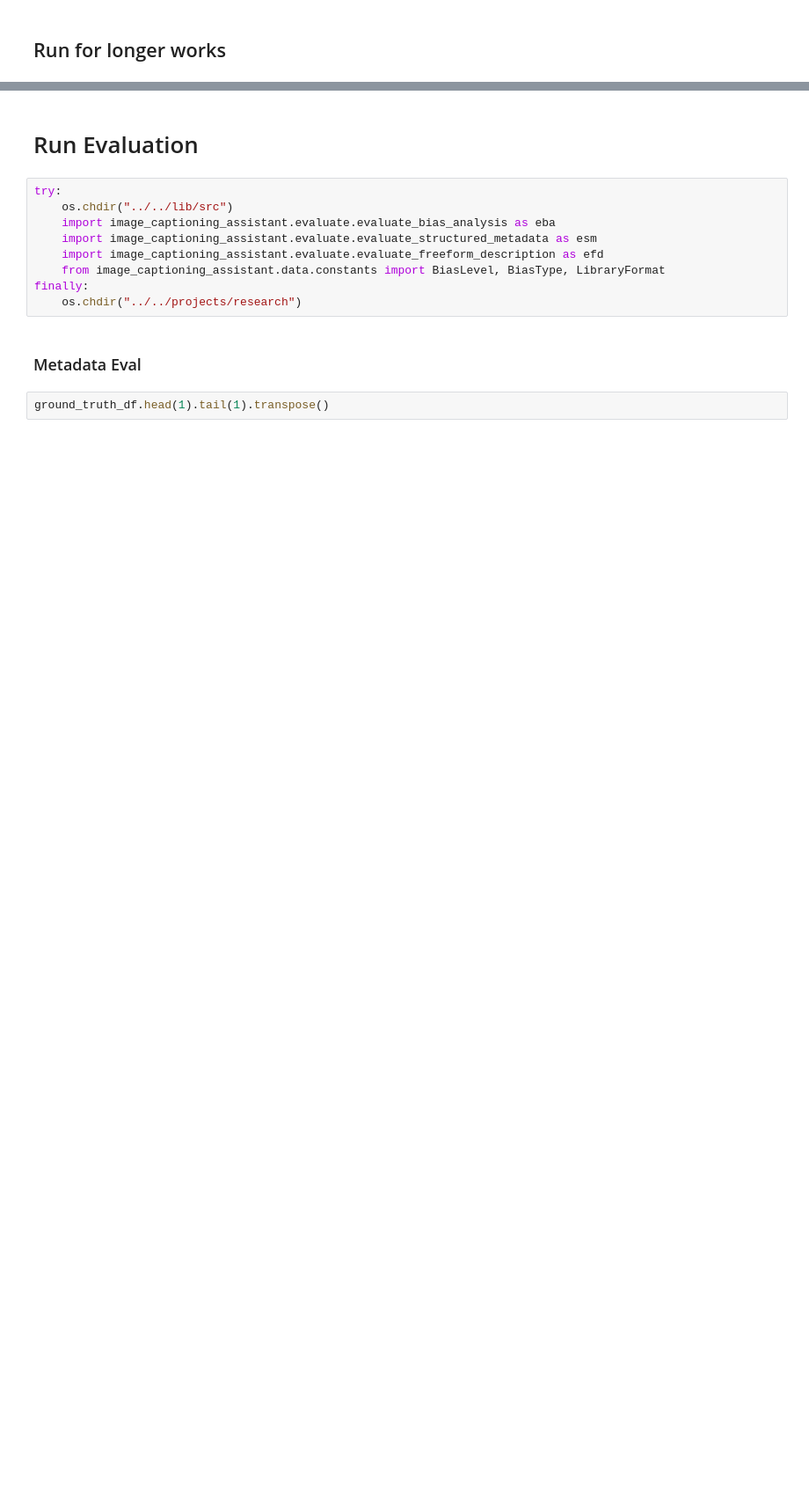
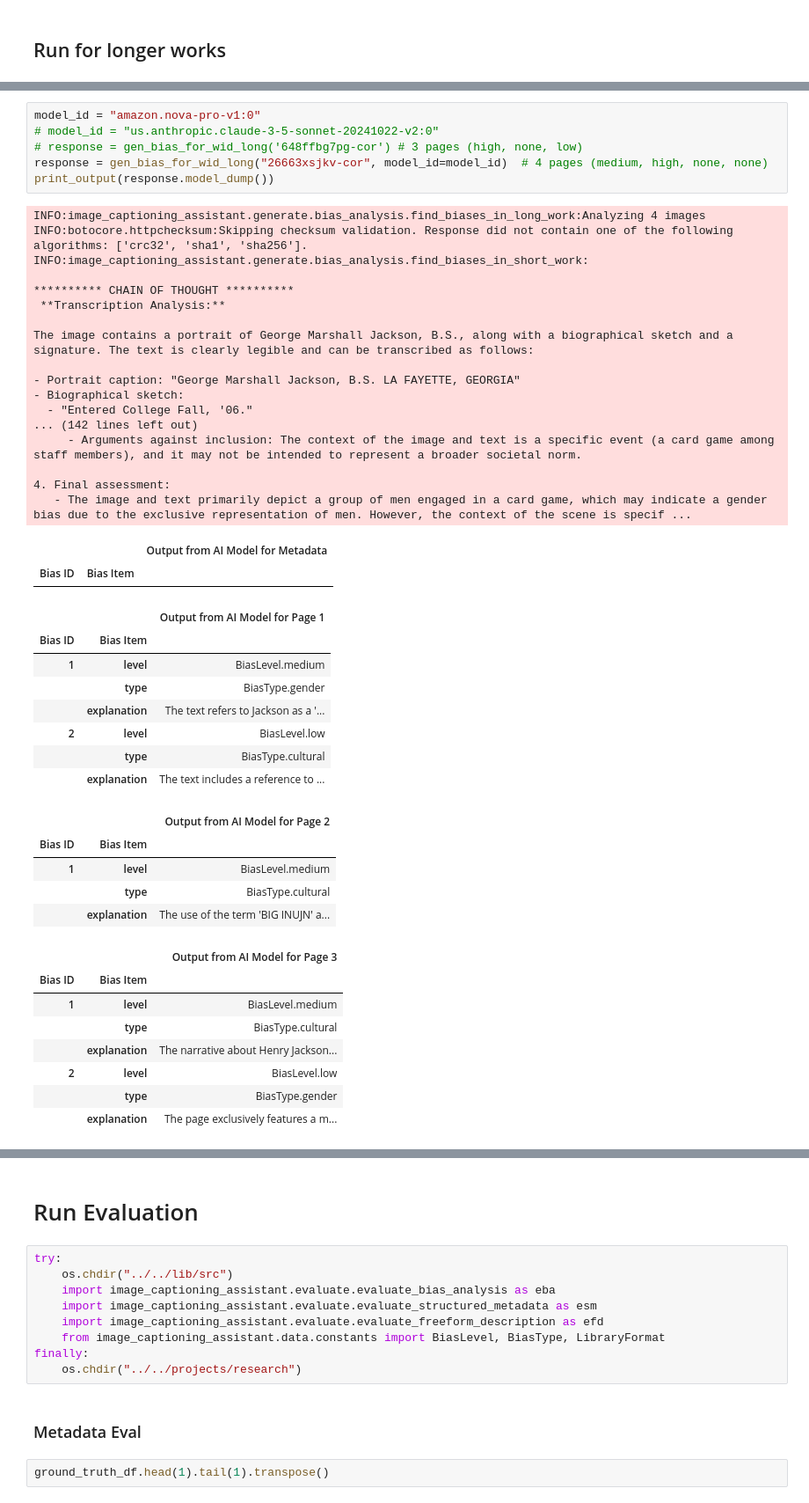
Before and after one commit to emory-libraries/ai-description, a Jupyter notebook: projects/research/bias_generation.ipynb, the cells around one changed output, grey strips where cells are left out. Shown: that part at 88% size. Saved outputs shown, nothing was run; the diff lists cells and outputs as text; blank space fills up the shorter version.

```diff
--- a/projects/research/bias_generation.ipynb
+++ b/projects/research/bias_generation.ipynb
@@ -345,0 +403,47 @@ Arguments against:
+# %%
+model_id = "amazon.nova-pro-v1:0"
+# model_id = "us.anthropic.claude-3-5-sonnet-20241022-v2:0"
+# response = gen_bias_for_wid_long('648ffbg7pg-cor') # 3 pages (high, none, low)
+response = gen_bias_for_wid_long("26663xsjkv-cor", model_id=model_id)  # 4 pages (medium, high, none, none)
+print_output(response.model_dump())
+# %% [output]
+INFO:image_captioning_assistant.generate.bias_analysis.find_biases_in_long_work:Analyzing 4 images
+INFO:botocore.httpchecksum:Skipping checksum validation. Response did not contain one of the following algorithms: ['crc32', 'sha1', 'sha256'].
+INFO:image_captioning_assistant.generate.bias_analysis.find_biases_in_short_work:
+
+********** CHAIN OF THOUGHT **********
+ **Transcription Analysis:**
+
+The image contains a portrait of George Marshall Jackson, B.S., along with a biographical sketch and a signature. The text is clearly legible and can be transcribed as follows:
+
+- Portrait caption: "George Marshall Jackson, B.S. LA FAYETTE, GEORGIA"
+- Biographical sketch:
+  - "Entered College Fall, '06."
+... (142 lines left out)
+     - Arguments against inclusion: The context of the image and text is a specific event (a card game among staff members), and it may not be intended to represent a broader societal norm.
+
+4. Final assessment:
+   - The image and text primarily depict a group of men engaged in a card game, which may indicate a gender bias due to the exclusive representation of men. However, the context of the scene is specif ...
+|  |  | Output from AI Model for Metadata |
+| Bias ID | Bias Item |  |
+|  |  | Output from AI Model for Page 1 |
+| Bias ID | Bias Item |  |
+| 1 | level | BiasLevel.medium |
+|  | type | BiasType.gender |
+|  | explanation | The text refers to Jackson as a '... |
+| 2 | level | BiasLevel.low |
+|  | type | BiasType.cultural |
+|  | explanation | The text includes a reference to ... |
+|  |  | Output from AI Model for Page 2 |
+| Bias ID | Bias Item |  |
+| 1 | level | BiasLevel.medium |
+|  | type | BiasType.cultural |
+|  | explanation | The use of the term 'BIG INUJN' a... |
+|  |  | Output from AI Model for Page 3 |
+| Bias ID | Bias Item |  |
+| 1 | level | BiasLevel.medium |
+|  | type | BiasType.cultural |
+|  | explanation | The narrative about Henry Jackson... |
+| 2 | level | BiasLevel.low |
+|  | type | BiasType.gender |
+|  | explanation | The page exclusively features a m... |
```
Also changed, not shown: parts of 8 cells of this notebook, 4 other files.
